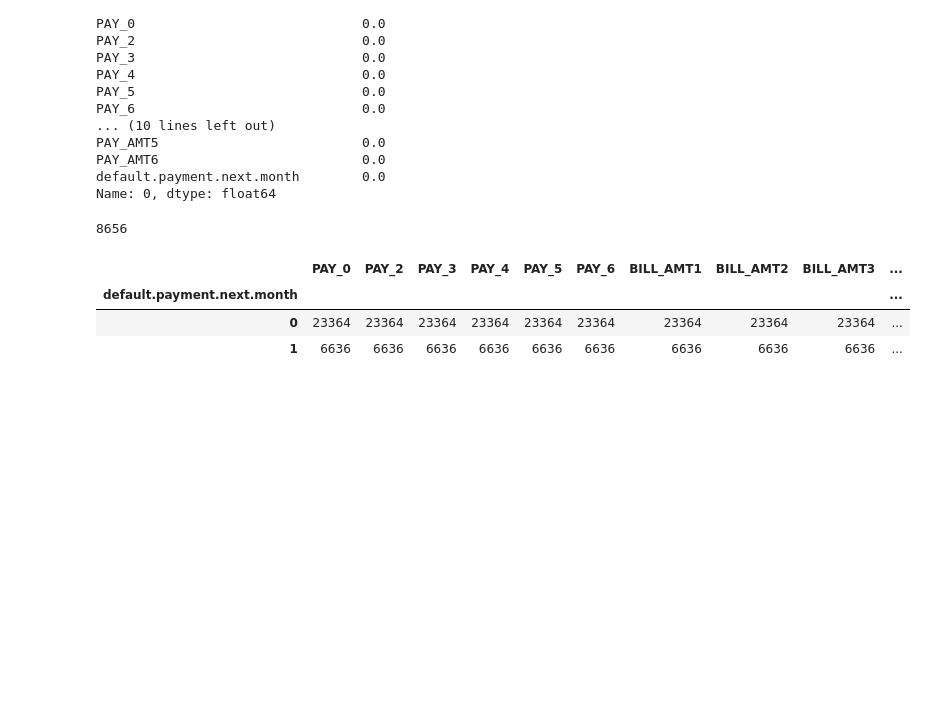
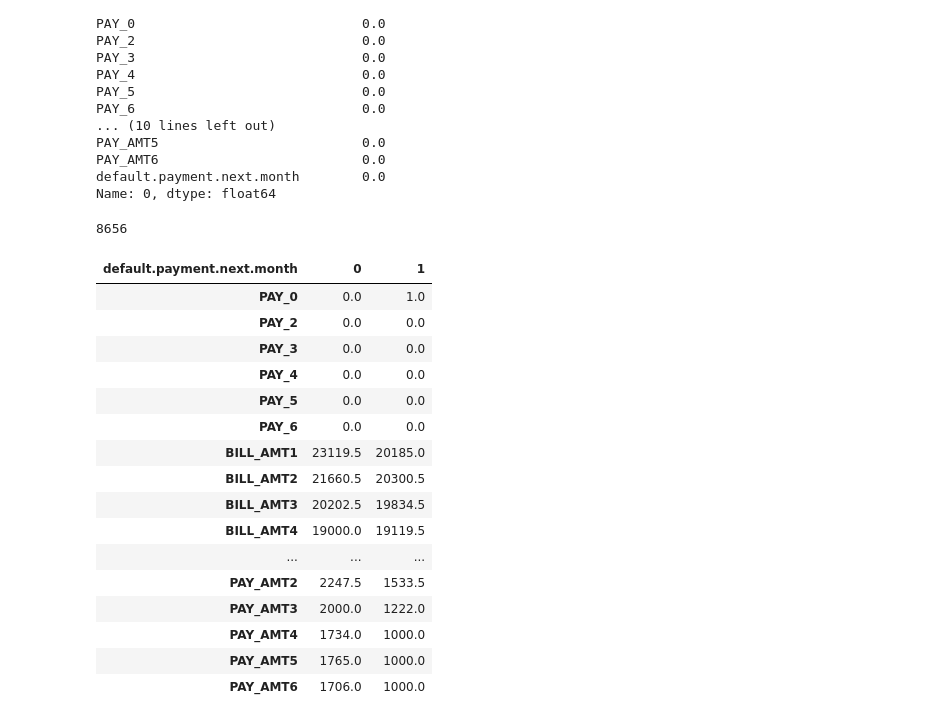
Before and after one commit to andrew-kh/sfml, a Jupyter notebook: Lesson 1 HW/hw1-task.ipynb, the cells around one changed output. Cells and saved outputs as stored; diff of their text form; code cells hidden in the pictures; blank space fills up the shorter version.

```diff
--- a/Lesson 1 HW/hw1-task.ipynb
+++ b/Lesson 1 HW/hw1-task.ipynb
@@ -101,13 +113,27 @@ df[(df['EDUCATION'] == 2) & (df['SEX'] == 2)].shape[0]
 # %%
 # (4) Сгрупировать по "default payment next month" и посчитать медиану для всех показателей начинающихся на BILL_ и PAY_
 #TODO
+
 exemptions = ['ID', 'LIMIT_BAL', 'SEX', 'EDUCATION', 'MARRIAGE', 'AGE']
-df[[col for col in df.columns if col not in exemptions]].groupby('default.payment.next.month').count()
+df[[col for col in df.columns if col not in exemptions]].groupby('default.payment.next.month').median().T
 # %% [output]
-|  | PAY_0 | PAY_2 | PAY_3 | PAY_4 | PAY_5 | PAY_6 | BILL_AMT1 | BILL_AMT2 | BILL_AMT3 | ... |
-| default.payment.next.month |  |  |  |  |  |  |  |  |  | ... |
-| 0 | 23364 | 23364 | 23364 | 23364 | 23364 | 23364 | 23364 | 23364 | 23364 | ... |
-| 1 | 6636 | 6636 | 6636 | 6636 | 6636 | 6636 | 6636 | 6636 | 6636 | ... |
+| default.payment.next.month | 0 | 1 |
+| PAY_0 | 0.0 | 1.0 |
+| PAY_2 | 0.0 | 0.0 |
+| PAY_3 | 0.0 | 0.0 |
+| PAY_4 | 0.0 | 0.0 |
+| PAY_5 | 0.0 | 0.0 |
+| PAY_6 | 0.0 | 0.0 |
+| BILL_AMT1 | 23119.5 | 20185.0 |
+| BILL_AMT2 | 21660.5 | 20300.5 |
+| BILL_AMT3 | 20202.5 | 19834.5 |
+| BILL_AMT4 | 19000.0 | 19119.5 |
+| ... | ... | ... |
+| PAY_AMT2 | 2247.5 | 1533.5 |
+| PAY_AMT3 | 2000.0 | 1222.0 |
+| PAY_AMT4 | 1734.0 | 1000.0 |
+| PAY_AMT5 | 1765.0 | 1000.0 |
+| PAY_AMT6 | 1706.0 | 1000.0 |
 # %%
 # (5) постройте сводную таблицу (pivot table) по SEX, EDUCATION, MARRIAGE
 
```
Also changed, not shown: parts of 17 cells of this notebook.
